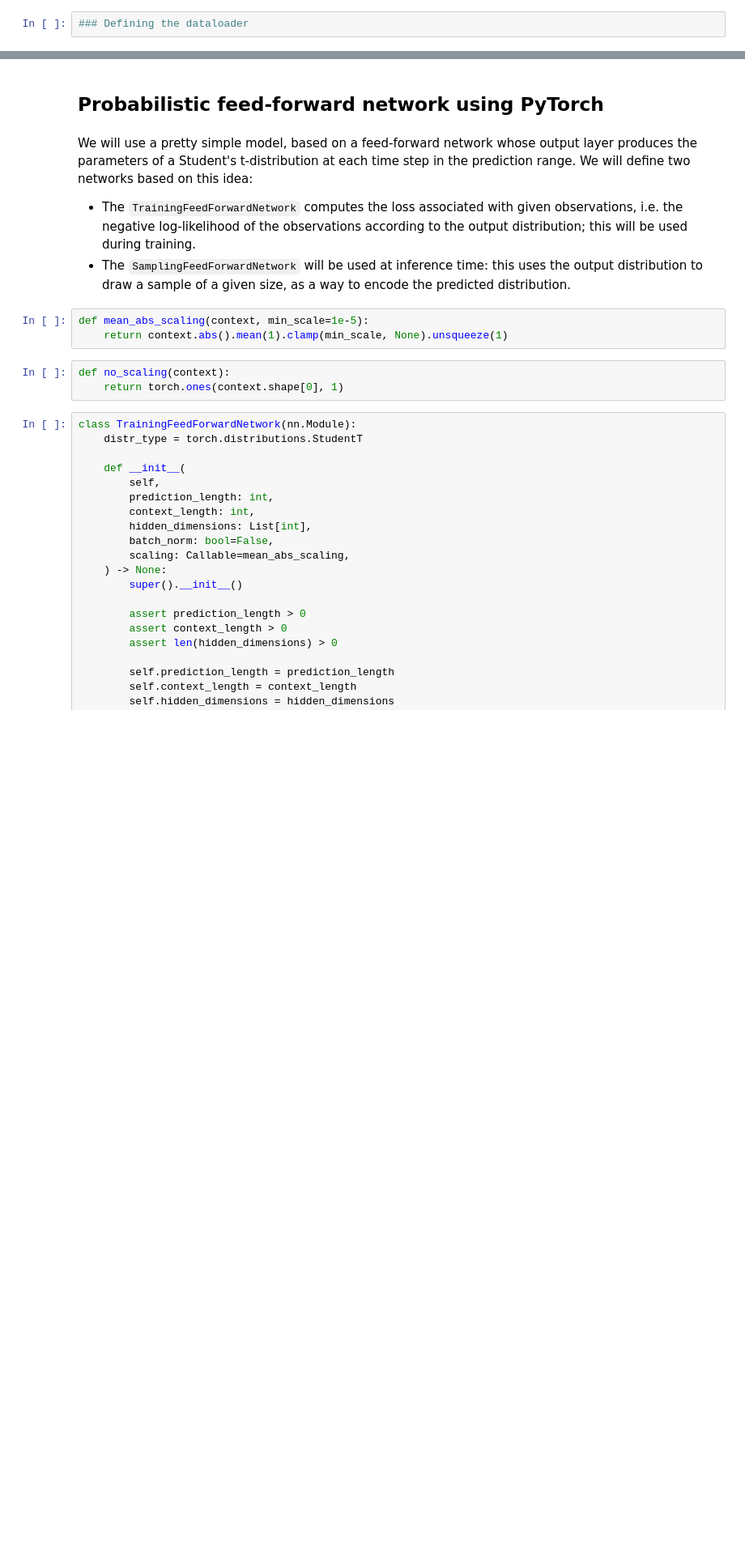
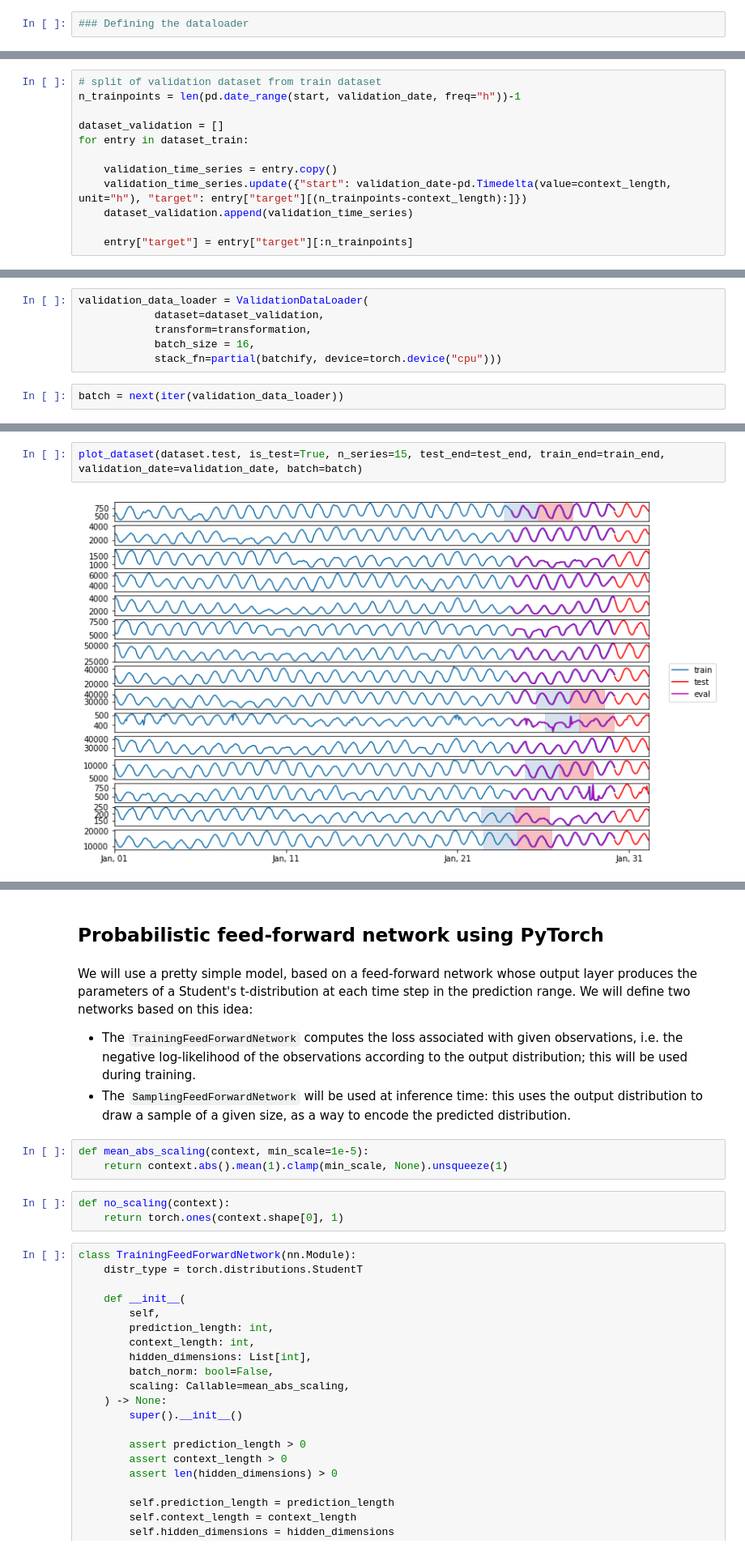
Before and after one commit to PascalIversen/gluon-ts, a Jupyter notebook: examples/validation_tutorial.ipynb, the cells around one changed output, grey strips where cells are left out. Shown at 81% size. Cells and saved outputs as stored; diff of their text form; blank space fills up the shorter version.

```diff
--- a/examples/validation_tutorial.ipynb
+++ b/examples/validation_tutorial.ipynb
@@ -83,0 +120,12 @@ plot_dataset(dataset.test, is_test=True, n_series=15, test_end=test_end, train_e
+# %%
+# split of validation dataset from train dataset
+n_trainpoints = len(pd.date_range(start, validation_date, freq="h"))-1
+
+dataset_validation = []
+for entry in dataset_train:
+
+    validation_time_series = entry.copy()
+    validation_time_series.update({"start": validation_date-pd.Timedelta(value=context_length, unit="h"), "target": entry["target"][(n_trainpoints-context_length):]})
+    dataset_validation.append(validation_time_series)
+
+    entry["target"] = entry["target"][:n_trainpoints]
@@ -83,0 +154,8 @@ plot_dataset(dataset.test, is_test=True, n_series=15, test_end=test_end, train_e
+# %%
+validation_data_loader = ValidationDataLoader(
+            dataset=dataset_validation,
+            transform=transformation,
+            batch_size = 16,
+            stack_fn=partial(batchify, device=torch.device("cpu")))
+# %%
+batch = next(iter(validation_data_loader))
@@ -84 +166,5 @@ plot_dataset(dataset.test, is_test=True, n_series=15, test_end=test_end, train_e
+# %%
+plot_dataset(dataset.test, is_test=True, n_series=15, test_end=test_end, train_end=train_end, validation_date=validation_date, batch=batch)
+# %% [output]
+[figure, added]
 # %%
```
Also changed, not shown: parts of 19 cells of this notebook.
